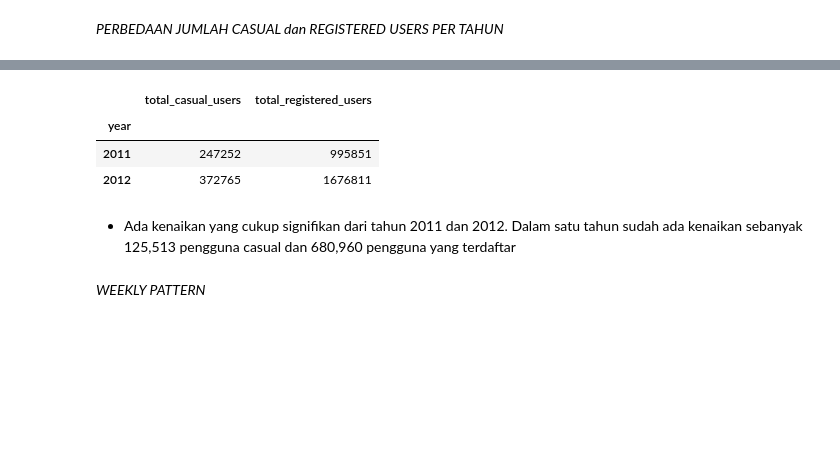
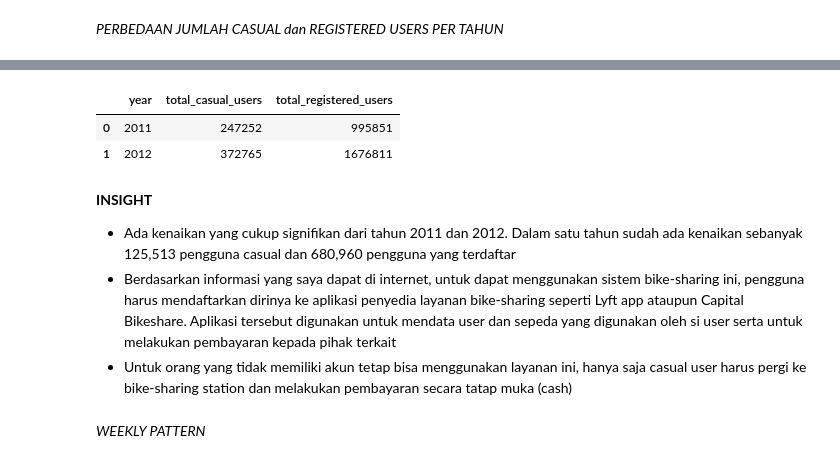
Before and after one commit to lookas15/dicoding-analisis_data-final_project, a Jupyter notebook: submission/notebook.ipynb, the cells around one changed output, grey strips where cells are left out. Saved outputs shown, nothing was run; the diff lists cells and outputs as text; code cells hidden in the pictures; blank space fills up the shorter version.

```diff
--- a/submission/notebook.ipynb
+++ b/submission/notebook.ipynb
@@ -469,7 +489,7 @@ hour_df.to_csv("dashboard\cleaned_hour.csv", index=False)
 # %% [markdown]
 Load dataset yang sudah bersih terlebih dahulu
 # %%
-day_clean_df = pd.read_csv("dashboard\cleaned_day.csv", delimiter= ",")
+day_clean_df = pd.read_csv("dashboard\cleaned_day.csv", delimiter= ",", parse_dates=['date'])
 day_clean_df.info()
 day_clean_df.head()
 # %% [output]
@@ -609,16 +635,22 @@ day_clean_df.describe(include='all')
 # %%
+
 yearly_trends = day_clean_df.groupby(by="year").agg({
     "total_casual_users": "sum",
     "total_registered_users": "sum",
-})
+}).reset_index()
+
+yearly_trends["year"] = pd.Categorical(yearly_trends["year"], ordered=True)
 yearly_trends.head()
 # %% [output]
-|  | total_casual_users | total_registered_users |
-| year |  |  |
-| 2011 | 247252 | 995851 |
-| 2012 | 372765 | 1676811 |
+|  | year | total_casual_users | total_registered_users |
+| 0 | 2011 | 247252 | 995851 |
+| 1 | 2012 | 372765 | 1676811 |
-# %% [markdown]
-- Ada kenaikan yang cukup signifikan dari tahun 2011 dan 2012. Dalam satu tahun sudah ada kenaikan sebanyak 125,513 pengguna casual dan 680,960 pengguna yang terdaftar
+# %% [markdown]
+**INSIGHT**
+
+- Ada kenaikan yang cukup signifikan dari tahun 2011 dan 2012. Dalam satu tahun sudah ada kenaikan sebanyak 125,513 pengguna casual dan 680,960 pengguna yang terdaftar
+- Berdasarkan informasi yang saya dapat di internet, untuk dapat menggunakan sistem bike-sharing ini, pengguna harus mendaftarkan dirinya ke aplikasi penyedia layanan bike-sharing seperti Lyft app ataupun Capital Bikeshare. Aplikasi tersebut digunakan untuk mendata user dan sepeda yang digunakan oleh si user serta untuk melakukan pembayaran kepada pihak terkait
+- Untuk orang yang tidak memiliki akun tetap bisa menggunakan layanan ini, hanya saja casual user harus pergi ke bike-sharing station dan melakukan pembayaran secara tatap muka (cash)
 # %% [markdown]
 *WEEKLY PATTERN*
 # %%
```
Also changed, not shown: parts of 45 cells of this notebook, 2 other files.
